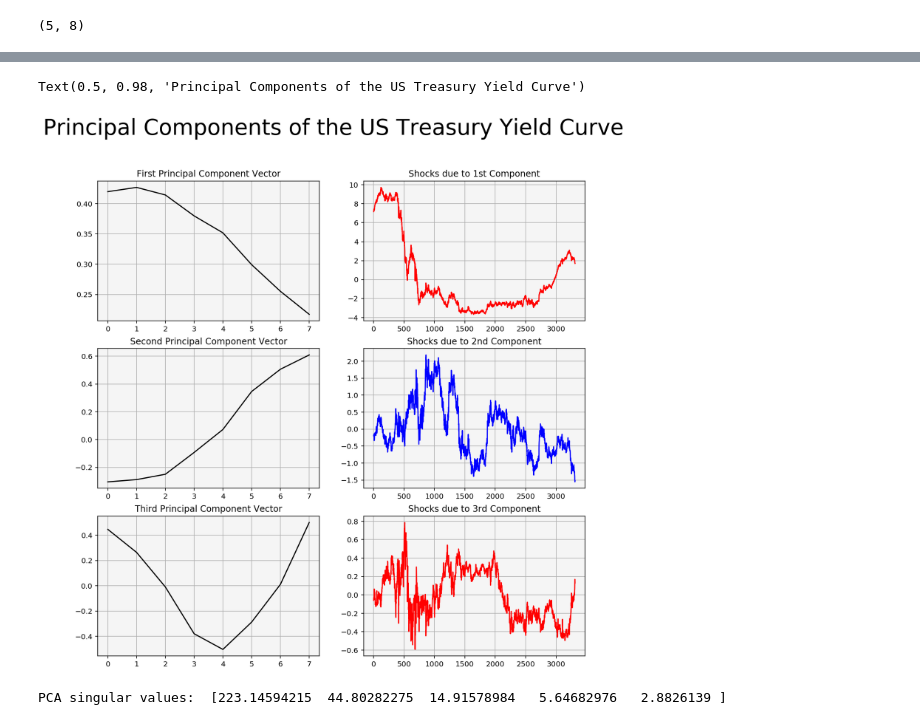
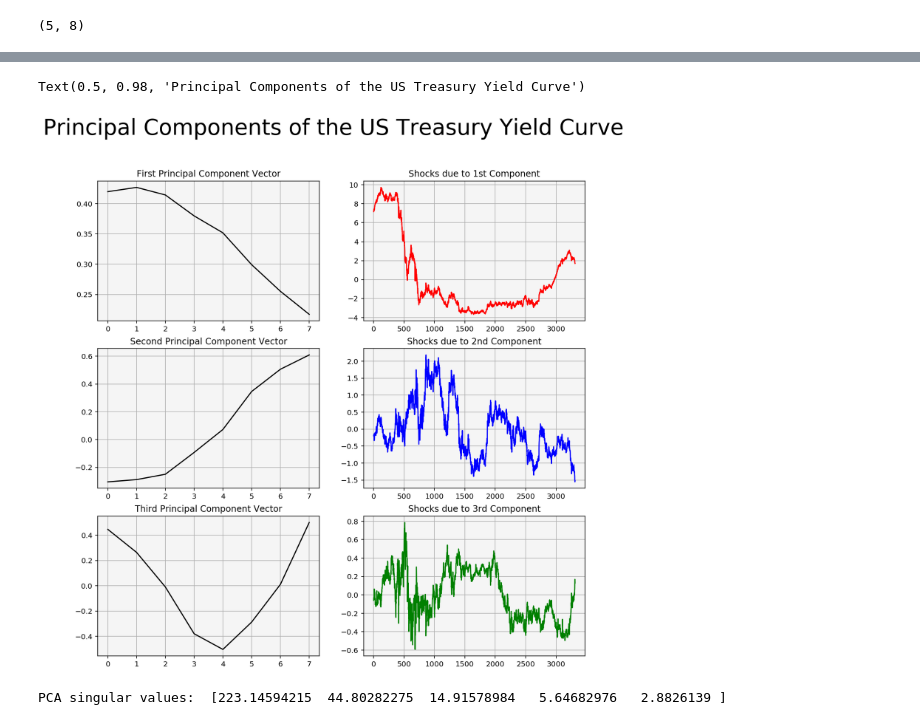
Before and after one commit to davidjsmith44/NLP-Fed-Speeches, a Jupyter notebook: src/rate_data_test.ipynb, the cells around one changed output, grey strips where cells are left out. Drawn from its saved outputs; the diff is of its cells as text; code cells hidden in the pictures.

```diff
--- a/src/rate_data_test.ipynb
+++ b/src/rate_data_test.ipynb
@@ -263,35 +368,35 @@ fig, axs = plt.subplots(3,2, figsize = (12,12))
 axs[0,0].plot(comps[0, :], color='k')
 axs[0,0].grid()
 axs[0,0].set_facecolor("whitesmoke")
 axs[0,0].set_title("First Principal Component Vector")
 axs[0,1].plot(shocks[:,0], color='r')
 axs[0,1].grid()
 axs[0,1].set_facecolor("whitesmoke")
 axs[0,1].set_title("Shocks due to 1st Component")
 
 axs[1,0].plot(comps[1, :], color='k')
 axs[1,0].grid()
 axs[1,0].set_facecolor("whitesmoke")
 axs[1,0].set_title("Second Principal Component Vector")
 axs[1,1].plot(shocks[:,1], color='b')
 axs[1,1].grid()
 axs[1,1].set_facecolor("whitesmoke")
 axs[1,1].set_title("Shocks due to 2nd Component")
 
 
 axs[2,0].plot(comps[2, :], color='k')
 axs[2,0].grid()
 axs[2,0].set_facecolor("whitesmoke")
 axs[2,0].set_title("Third Principal Component Vector")
-axs[2,1].plot(shocks[:,2], color='r')
+axs[2,1].plot(shocks[:,2], color='g')
 axs[2,1].grid()
 axs[2,1].set_facecolor("whitesmoke")
 axs[2,1].set_title("Shocks due to 3rd Component")
 
 fig.suptitle("Principal Components of the US Treasury Yield Curve", fontsize = 30, color = 'k')
 # %% [output]
 Text(0.5, 0.98, 'Principal Components of the US Treasury Yield Curve')
-[figure, old version]
+[figure, new version]
 # %%
 print("PCA singular values: ", test.singular_values_)
 # %% [output]
```
Also changed, not shown: parts of 8 cells of this notebook, 3 other files.
